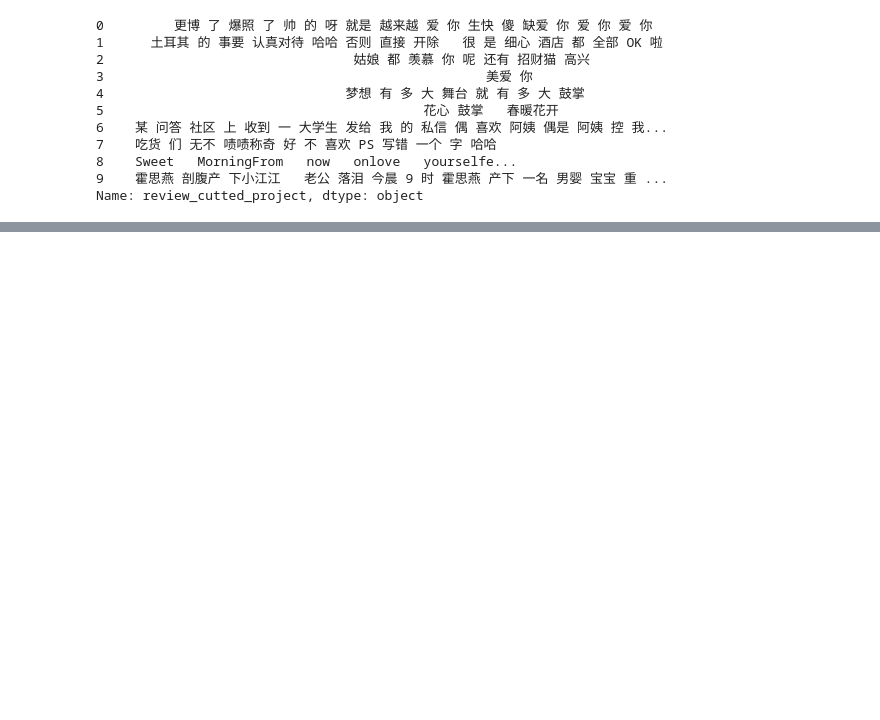
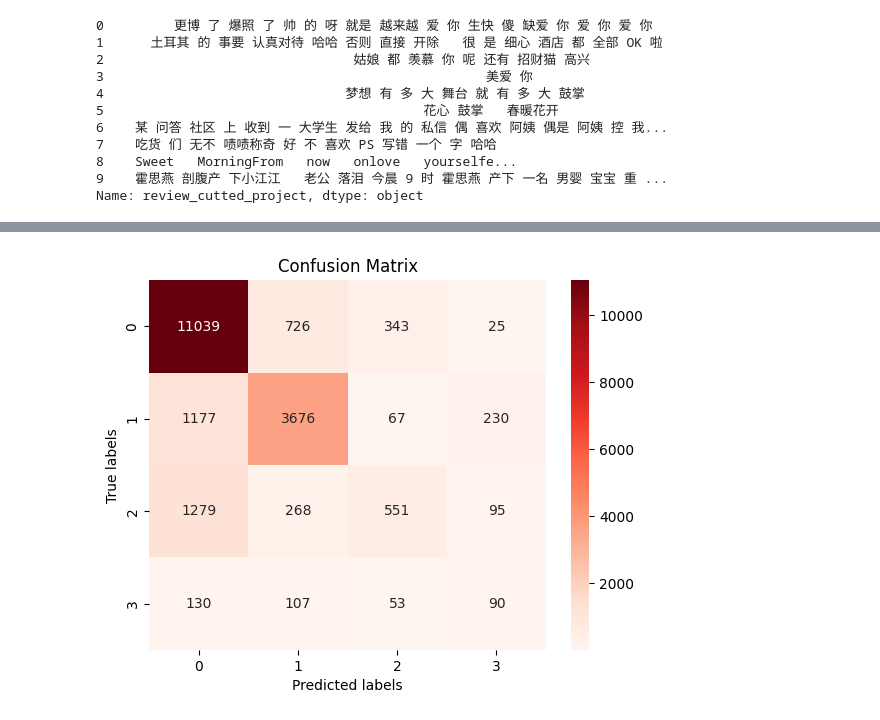
Before and after one commit to nathan1505/comp-7404-group-project, a Jupyter notebook: hemos_project3_with_four_classes2.ipynb, the cells around one changed output, grey strips where cells are left out. Cells and saved outputs as stored; diff of their text form; code cells hidden in the pictures; blank space fills up the shorter version.

Commit message:
change 4 classes

```diff
--- a/hemos_project3_with_four_classes2.ipynb
+++ b/hemos_project3_with_four_classes2.ipynb
@@ -172,4 +166,16 @@ model.summary()
 # %%
 # Model training
 early_stopping = EarlyStopping(monitor='val_loss', patience=3, verbose=1)
-history = model.fit(X_train, y_train, epochs=1, batch_size=64, validation_split=0.1, callbacks=[early_stopping], verbose=1)
+history = model.fit(X_train_resampled, y_train_resampled, epochs=5, batch_size=64, validation_split=0.1, callbacks=[early_stopping], verbose=1)
+
+# Model evaluation
+y_pred = model.predict(X_test).argmax(axis=1)
+y_true = np.argmax(y_test, axis=1)
+
+# Reverse transform from encoded labels to original labels
+y_pred = encoder.inverse_transform(y_pred)
+y_true = encoder.inverse_transform(y_true)
+
+# Generate classification report
+report = classification_report(y_true, y_pred, target_names=encoder.classes_.astype(str))
+print(report)
@@ -187,0 +203,16 @@ print(report)
+# %%
+from sklearn.metrics import confusion_matrix
+import seaborn as sns
+import matplotlib.pyplot as plt
+
+# Generate the confusion matrix
+conf_matrix = confusion_matrix(y_pred, y_true)
+
+# Plot the confusion matrix
+sns.heatmap(conf_matrix, annot=True, fmt='g', cmap='Reds')
+plt.xlabel('Predicted labels')
+plt.ylabel('True labels')
+plt.title('Confusion Matrix')
+plt.show()
+# %% [output]
+[figure, added]
```
Also changed, not shown: parts of 10 cells of this notebook.
